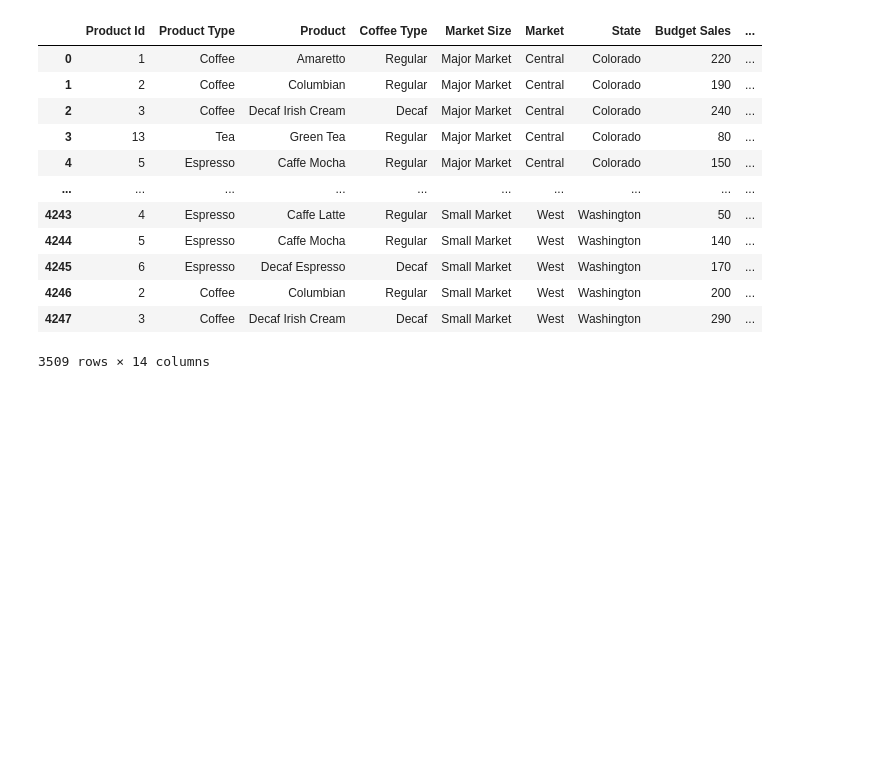
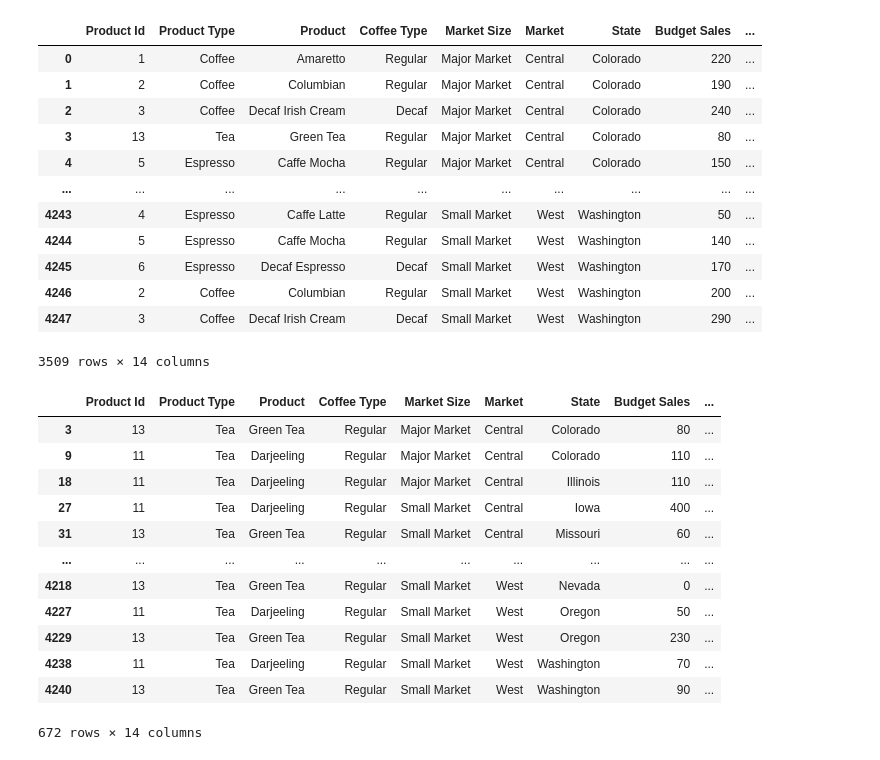
Before and after one commit to alishanstyles/CoffeeChain, a Jupyter notebook: startercode.ipynb, the cells around one changed output. Drawn from its saved outputs; the diff is of its cells as text; code cells hidden in the pictures; blank space fills up the shorter version.

Commit message:
finishing conditional selections

```diff
--- a/startercode.ipynb
+++ b/startercode.ipynb
@@ -192,0 +195,17 @@ df.loc[(df['Total Expenses'] == 50) | (df['Profit'] >= 10),:]
+# %%
+# Select all rows with darjeeling or green tea in the product column
+df.loc[df['Product'].isin(['Darjeeling', 'Green Tea']),:]
+# %% [output]
+|  | Product Id | Product Type | Product | Coffee Type | Market Size | Market | State | Budget Sales | ... |
+| 3 | 13 | Tea | Green Tea | Regular | Major Market | Central | Colorado | 80 | ... |
+| 9 | 11 | Tea | Darjeeling | Regular | Major Market | Central | Colorado | 110 | ... |
+| 18 | 11 | Tea | Darjeeling | Regular | Major Market | Central | Illinois | 110 | ... |
+| 27 | 11 | Tea | Darjeeling | Regular | Small Market | Central | Iowa | 400 | ... |
+| 31 | 13 | Tea | Green Tea | Regular | Small Market | Central | Missouri | 60 | ... |
+| ... | ... | ... | ... | ... | ... | ... | ... | ... | ... |
+| 4218 | 13 | Tea | Green Tea | Regular | Small Market | West | Nevada | 0 | ... |
+| 4227 | 11 | Tea | Darjeeling | Regular | Small Market | West | Oregon | 50 | ... |
+| 4229 | 13 | Tea | Green Tea | Regular | Small Market | West | Oregon | 230 | ... |
+| 4238 | 11 | Tea | Darjeeling | Regular | Small Market | West | Washington | 70 | ... |
+| 4240 | 13 | Tea | Green Tea | Regular | Small Market | West | Washington | 90 | ... |
+672 rows × 14 columns
```
Also changed, not shown: parts of 4 cells of this notebook.
